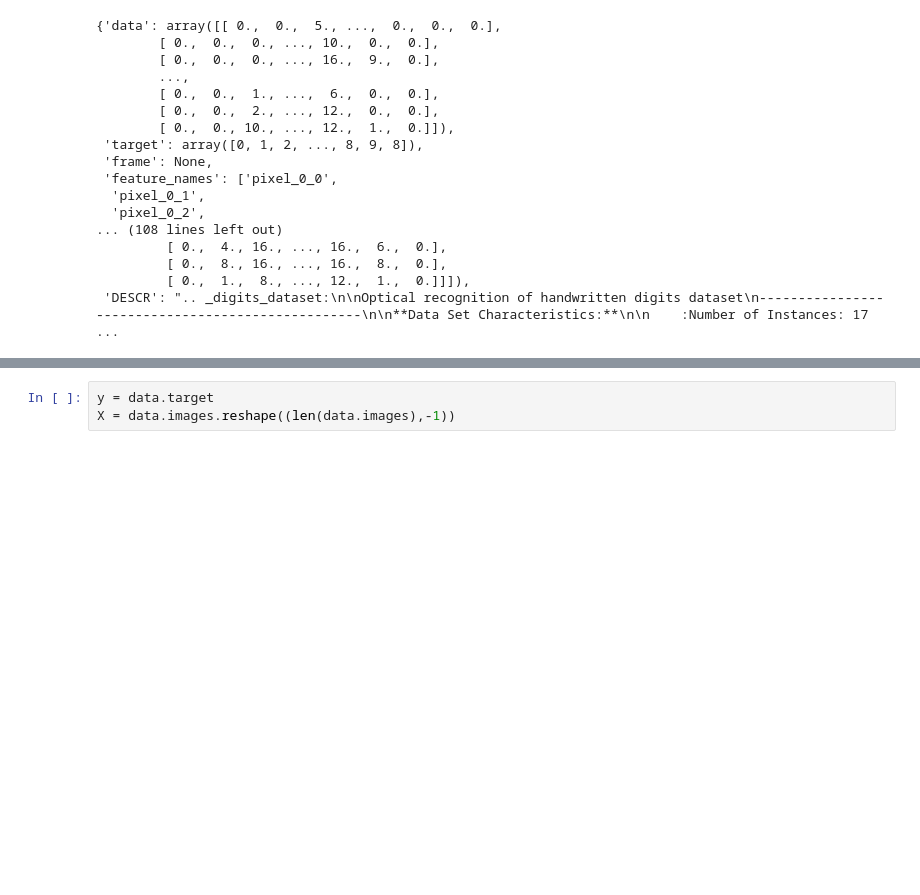
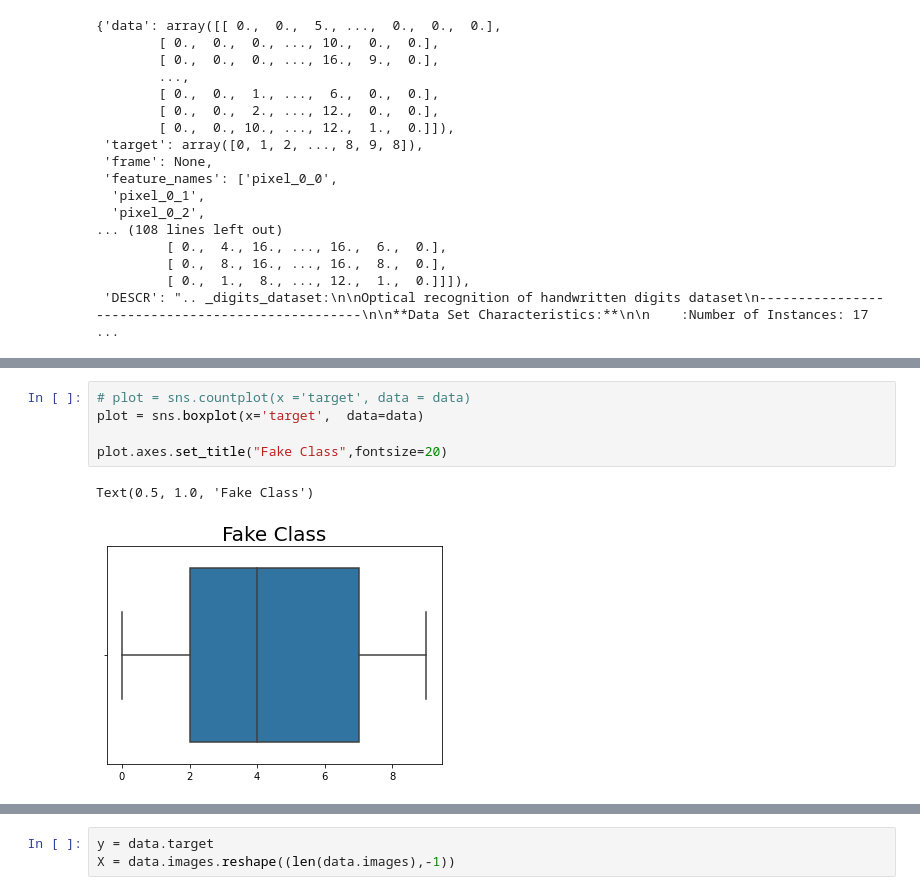
Before and after one commit to Alimomeni2000/MNIST, a Jupyter notebook: MNIST.ipynb, the cells around one changed output, grey strips where cells are left out. Saved outputs shown, nothing was run; the diff lists cells and outputs as text; blank space fills up the shorter version.

```diff
--- a/MNIST.ipynb
+++ b/MNIST.ipynb
@@ -70,0 +48,8 @@ np.shape(data.images)
+# %%
+# plot = sns.countplot(x ='target', data = data)
+plot = sns.boxplot(x='target',  data=data)
+
+plot.axes.set_title("Fake Class",fontsize=20)
+# %% [output]
+Text(0.5, 1.0, 'Fake Class')
+[figure, added]
```
Also changed, not shown: parts of 12 cells of this notebook.
